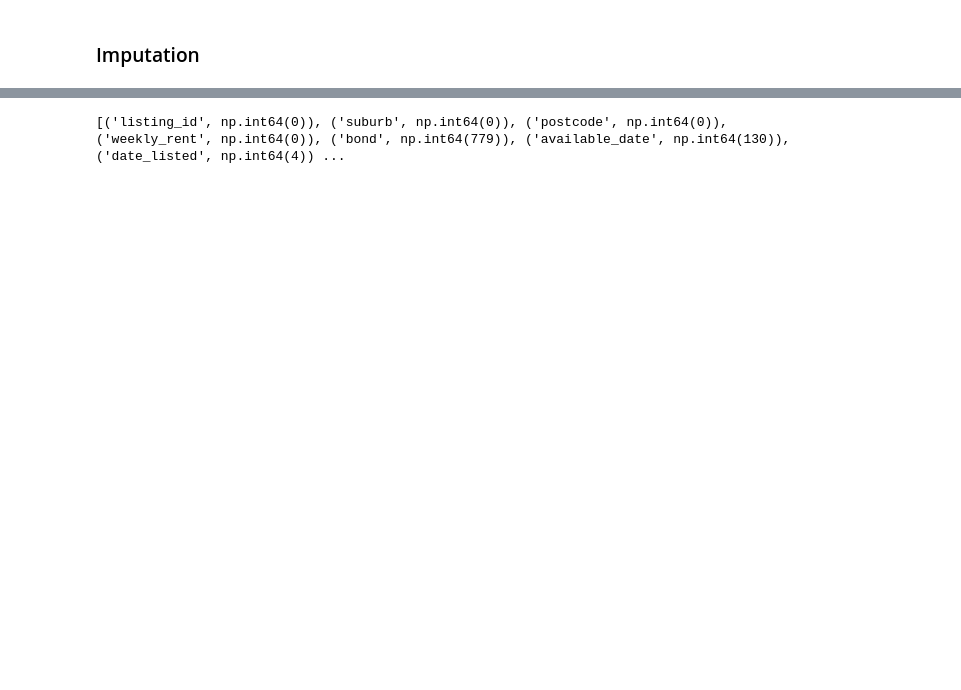
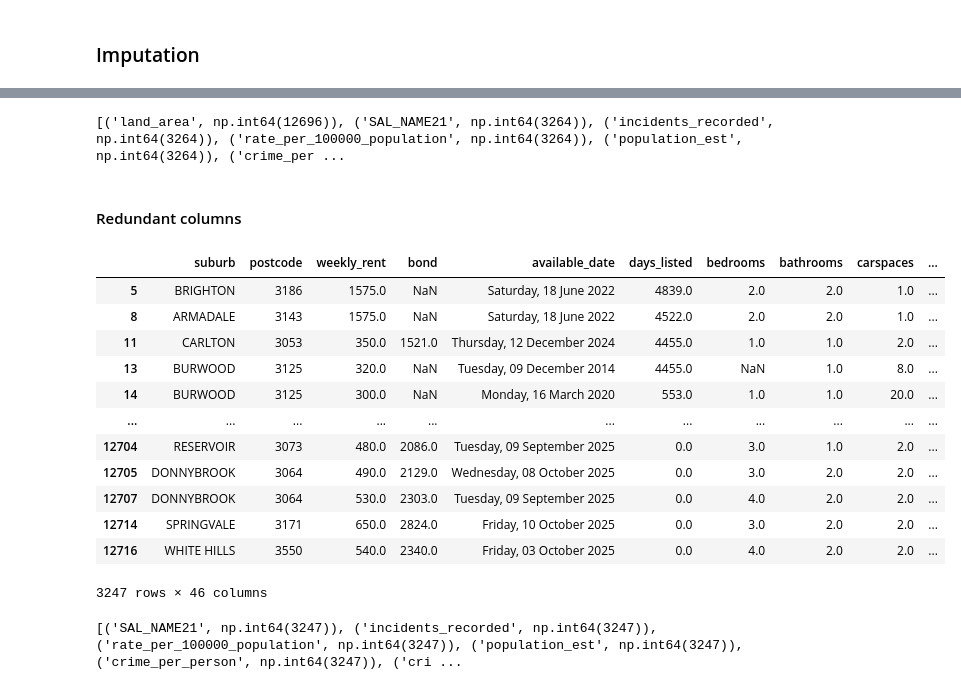
Before and after one commit to bicicow03/Group-Project-Real-Estate-Industry-Analysis, a Jupyter notebook: notebooks/cleaning_and_feature_selection.ipynb, the cells around one changed output, grey strips where cells are left out. Saved outputs shown, nothing was run; the diff lists cells and outputs as text; code cells hidden in the pictures; blank space fills up the shorter version.

Commit message:
imputation + crime merge

```diff
--- a/notebooks/cleaning_and_feature_selection.ipynb
+++ b/notebooks/cleaning_and_feature_selection.ipynb
@@ -8,0 +9,5 @@ data.shape
+# %%
+data = data.drop(columns=["listing_id", "date_listed", "address", "photo_count", "video_count",
+                          "floorplans_count", "virtual_tour", "primary_type", "secondary_type",
+                          "agent_names",])
+data.shape
@@ -125,9 +136,31 @@ for idx, row in data.iterrows():
             data.at[idx, 'carspaces'] = carspace_lookup[key]
 # %%
 #Check for missing values again
-missing_list = [(col, data[col].isnull().sum()) for col in data.columns]
-print(missing_list)
+print(find_nans(data))
 # %% [output]
-[('listing_id', np.int64(0)), ('suburb', np.int64(0)), ('postcode', np.int64(0)), ('weekly_rent', np.int64(0)), ('bond', np.int64(779)), ('available_date', np.int64(130)), ('date_listed', np.int64(4)) ...
+[('land_area', np.int64(12696)), ('SAL_NAME21', np.int64(3264)), ('incidents_recorded', np.int64(3264)), ('rate_per_100000_population', np.int64(3264)), ('population_est', np.int64(3264)), ('crime_per ...
 # %%
 data = data.dropna(subset=['carspaces'])
+# %% [markdown]
+#### Redundant columns
+# %%
+data[data["SAL_NAME21"].isna()]
+# %% [output]
+|  | suburb | postcode | weekly_rent | bond | available_date | days_listed | bedrooms | bathrooms | carspaces | ... |
+| 5 | BRIGHTON | 3186 | 1575.0 | NaN | Saturday, 18 June 2022 | 4839.0 | 2.0 | 2.0 | 1.0 | ... |
+| 8 | ARMADALE | 3143 | 1575.0 | NaN | Saturday, 18 June 2022 | 4522.0 | 2.0 | 2.0 | 1.0 | ... |
+| 11 | CARLTON | 3053 | 350.0 | 1521.0 | Thursday, 12 December 2024 | 4455.0 | 1.0 | 1.0 | 2.0 | ... |
+| 13 | BURWOOD | 3125 | 320.0 | NaN | Tuesday, 09 December 2014 | 4455.0 | NaN | 1.0 | 8.0 | ... |
+| 14 | BURWOOD | 3125 | 300.0 | NaN | Monday, 16 March 2020 | 553.0 | 1.0 | 1.0 | 20.0 | ... |
+| ... | ... | ... | ... | ... | ... | ... | ... | ... | ... | ... |
+| 12704 | RESERVOIR | 3073 | 480.0 | 2086.0 | Tuesday, 09 September 2025 | 0.0 | 3.0 | 1.0 | 2.0 | ... |
+| 12705 | DONNYBROOK | 3064 | 490.0 | 2129.0 | Wednesday, 08 October 2025 | 0.0 | 3.0 | 2.0 | 2.0 | ... |
+| 12707 | DONNYBROOK | 3064 | 530.0 | 2303.0 | Tuesday, 09 September 2025 | 0.0 | 4.0 | 2.0 | 2.0 | ... |
+| 12714 | SPRINGVALE | 3171 | 650.0 | 2824.0 | Friday, 10 October 2025 | 0.0 | 3.0 | 2.0 | 2.0 | ... |
+| 12716 | WHITE HILLS | 3550 | 540.0 | 2340.0 | Friday, 03 October 2025 | 0.0 | 4.0 | 2.0 | 2.0 | ... |
+3247 rows × 46 columns
+# %%
+data = data.drop(columns=["land_area", "SAL_NAME21", ])
+print(find_nans(data))
+# %% [output]
+[('SAL_NAME21', np.int64(3247)), ('incidents_recorded', np.int64(3247)), ('rate_per_100000_population', np.int64(3247)), ('population_est', np.int64(3247)), ('crime_per_person', np.int64(3247)), ('cri ...
```
Also changed, not shown: parts of 10 cells of this notebook, 2 other files.
